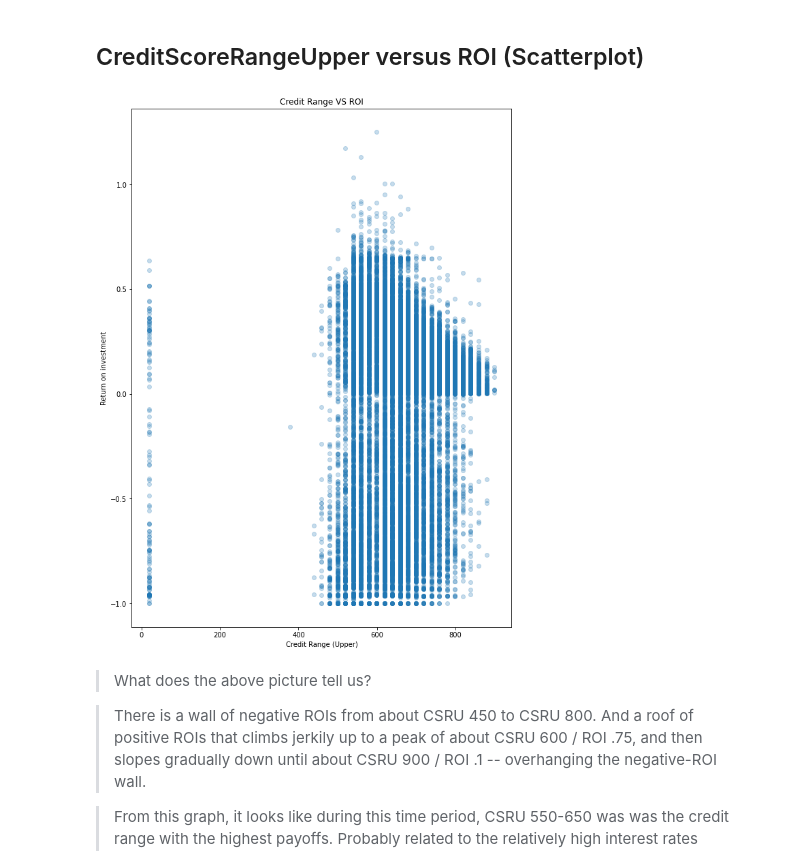
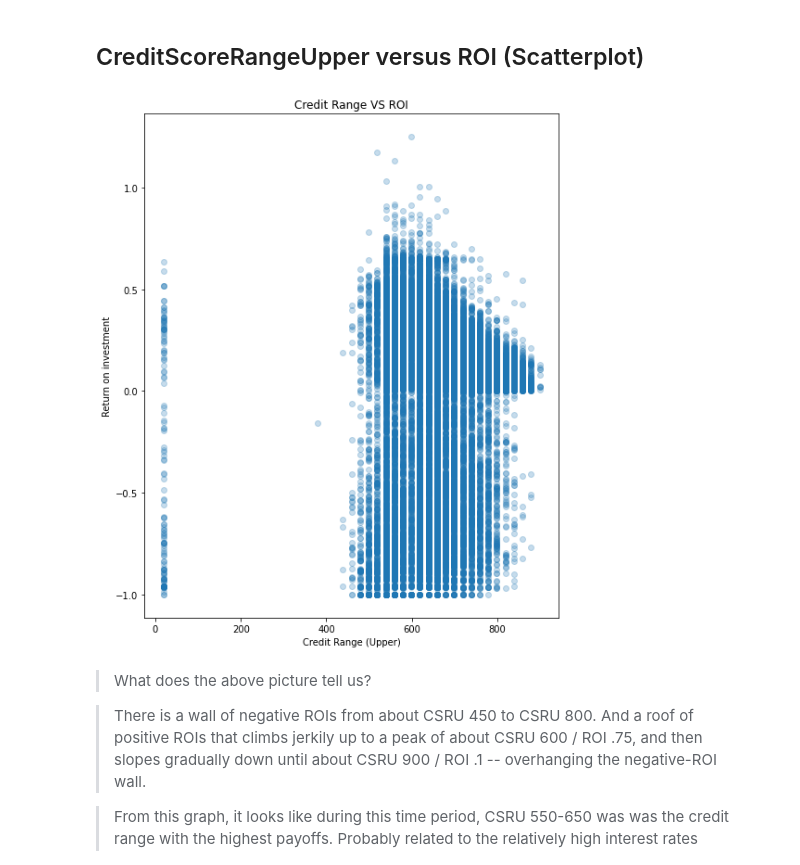
Before and after one commit to werdnamac/prosperloans, a Jupyter notebook: prosper_slide_deck.ipynb, the cells around one changed output. Cells and saved outputs as stored; diff of their text form; code cells hidden in the pictures.

Commit message:
resized a graph
one of the roi/csru graphs was too large for the slideshow and wasn't fully displaying.

```diff
--- a/prosper_slide_deck.ipynb
+++ b/prosper_slide_deck.ipynb
@@ -198,15 +228,25 @@ Name: ROI, dtype: int64
 # %% [markdown]
 ## CreditScoreRangeUpper versus ROI (Scatterplot)
 # %%
+# hide the code so it doesn't interfere with the size of the slide
+{
+    "tags": [
+        "to_remove"
+    ],
+    "slideshow": {
+        "slide_type": "fragment"
+    }
+}
+
 # a scatterplot comparing the CSRU and ROI variables
-plt.figure(figsize = [10, 14])
+plt.figure(figsize = [6, 8])
 plt.scatter(data = loans_to_2008, x = 'CreditScoreRangeUpper', y = 'ROI', alpha=1/4)
 plt.xlabel('Credit Range (Upper)')
 plt.ylabel('Return on investment')
 plt.title('Credit Range VS ROI')
 plt.show();
 # %% [output]
-[figure, old version]
+[figure, new version]
 # %% [markdown]
 > What does the above picture tell us?
 
```
Also changed, not shown: parts of 7 cells of this notebook, 1 other file.
